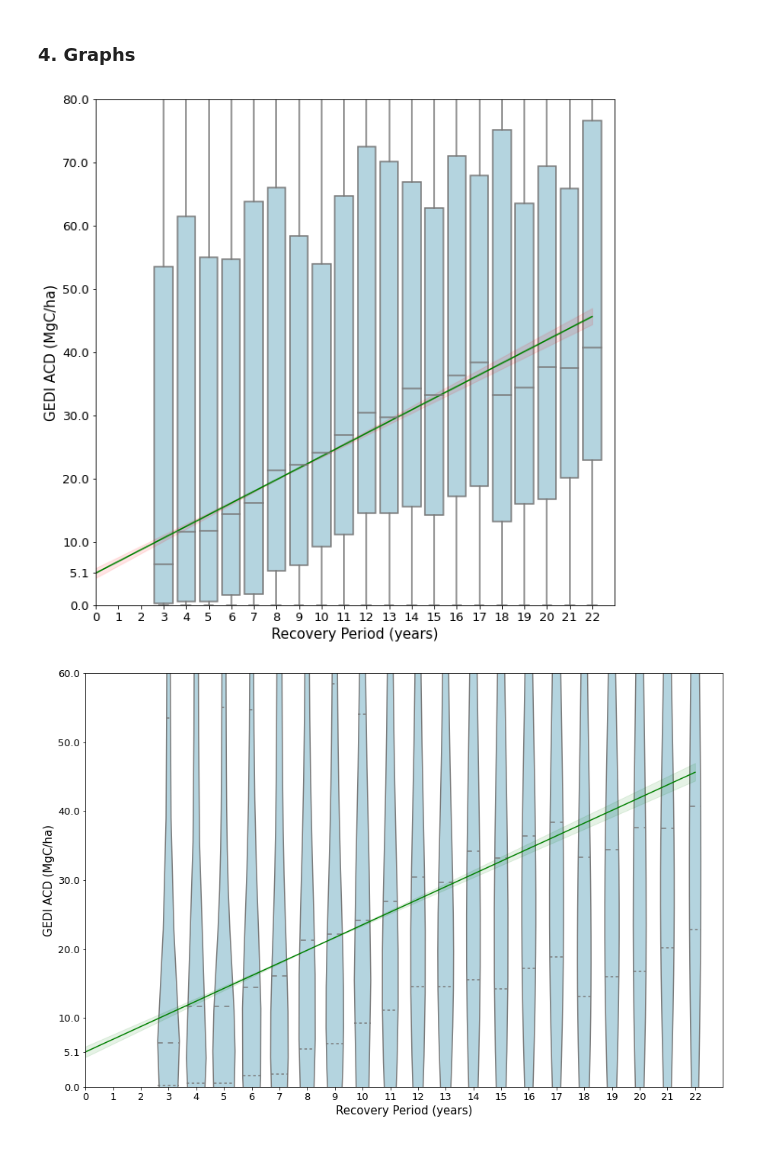
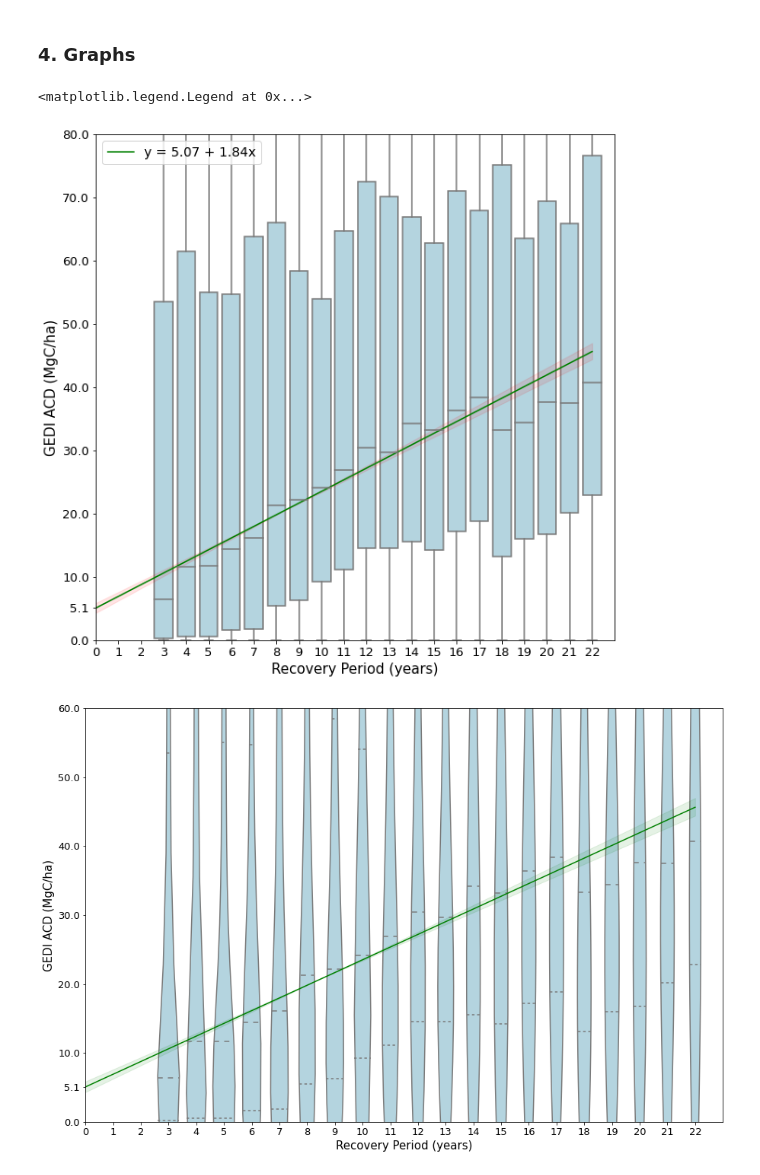
Before and after one commit to ameliaholcomb/biomass-recovery, a Jupyter notebook: notebooks/28-ah2174-gedi-recovery-figures.ipynb, the cells around one changed output. Drawn from its saved outputs; the diff is of its cells as text; code cells hidden in the pictures.

```diff
--- a/notebooks/28-ah2174-gedi-recovery-figures.ipynb
+++ b/notebooks/28-ah2174-gedi-recovery-figures.ipynb
@@ -258,39 +362,50 @@ qreg_params = pd.read_feather('/maps/forecol/data/Overlays/monte_carlo/results/s
 # %% [markdown]
 ### 4. Graphs
 # %%
+from matplotlib.lines import Line2D
+
 plt.figure(1, (10,10))
 ax = sns.boxplot(x="recovery_period", y="agcd", data=quality_gedi, color='lightblue', showfliers=False, order=np.arange(23))
 ax.set_ylabel("GEDI ACD (MgC/ha)", fontsize=15)
 ax.set_xlabel("Recovery Period (years)", fontsize=15)
 ax.set_xlim([0,23])
 xs = np.arange(0, 23)
 
 # cmap = plt.get_cmap('inferno')
 get_ys = lambda a, b: a + b * xs
 # for i in range(0,models.shape[0], 10):
 #     ys = get_ys(models.a[i], models.b[i])
 #     ax.plot(xs, ys, linestyle="dotted", color=cmap(i), label='Quantile {0:.2f}'.format(models.q[i]))
 def get_ys_ci(la, lb, ua, ub):
     return (la + ub * xs, ua + lb * xs)
 
 
 med_ys = get_ys(qreg_params.b0.mean(), qreg_params.b1.mean())
 lower_ys, upper_ys = get_ys_ci(qreg_params.b0.quantile(0.025), qreg_params.b1.quantile(0.025), qreg_params.b0.quantile(0.975), qreg_params.b1.quantile(0.975))
 ax.plot(xs, med_ys, color="green")
 # ci_lines = qreg_params.sample(100)
 # for line in ci_lines.iterrows():
 #     ax.plot(xs, get_ys(line[1].b0, line[1].b1), color="green", alpha=0.1)
 ax.fill_between(xs, lower_ys, upper_ys, color="red", alpha=0.1)
 
 ax.yaxis.set_major_formatter(mtick.FormatStrFormatter('%.1f'))
 ax.set_ylim([0, 80])
 yticks = list(ax.get_yticks()[ax.get_yticks() >= 0])
 yticks.append(qreg_params.b0.mean())
 yticks.sort()
 ax.set_yticks(yticks)
 ax.tick_params(axis='both', which='major', labelsize=13)
+
+# Add a text annotation for the regression line
+text = 'y = {0:.2f} + {1:.2f}x'.format(qreg_params.b0.mean(), qreg_params.b1.mean())
+legend_elements = [
+        Line2D([0], [0], color='green', label=text,
+            markerfacecolor='green', markersize=5)]
+# props = dict(boxstyle='round', facecolor='wheat', alpha=0.5)
+ax.legend(0.05, 0.95, handles=legend_elements, fontsize=14)
 # %% [output]
+<matplotlib.legend.Legend at 0x...>
-[figure, old version]
+[figure, new version]
 # %%
 plt.figure(1, (15,10))
 ax = sns.violinplot(x="recovery_period", y="agcd", data=quality_gedi, color="lightblue", inner="quartile", order=np.arange(23))
```
Also changed, not shown: parts of 8 cells of this notebook.
